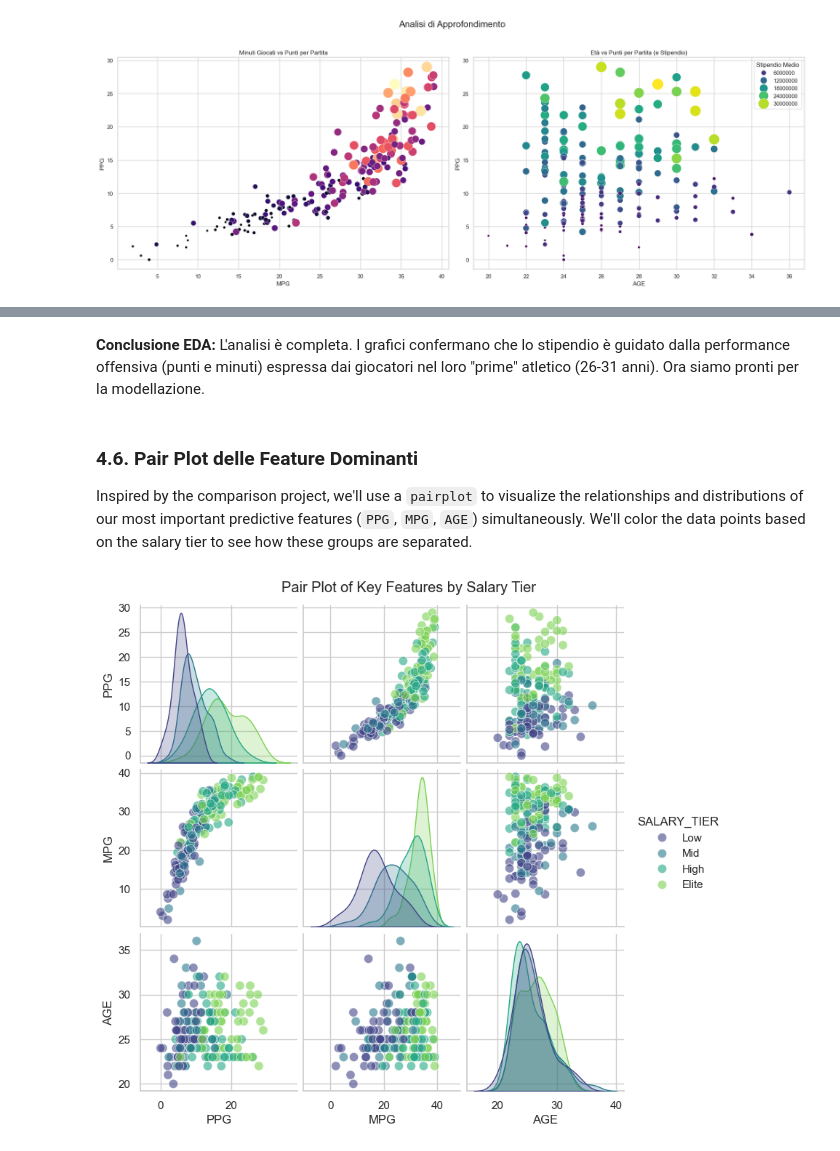
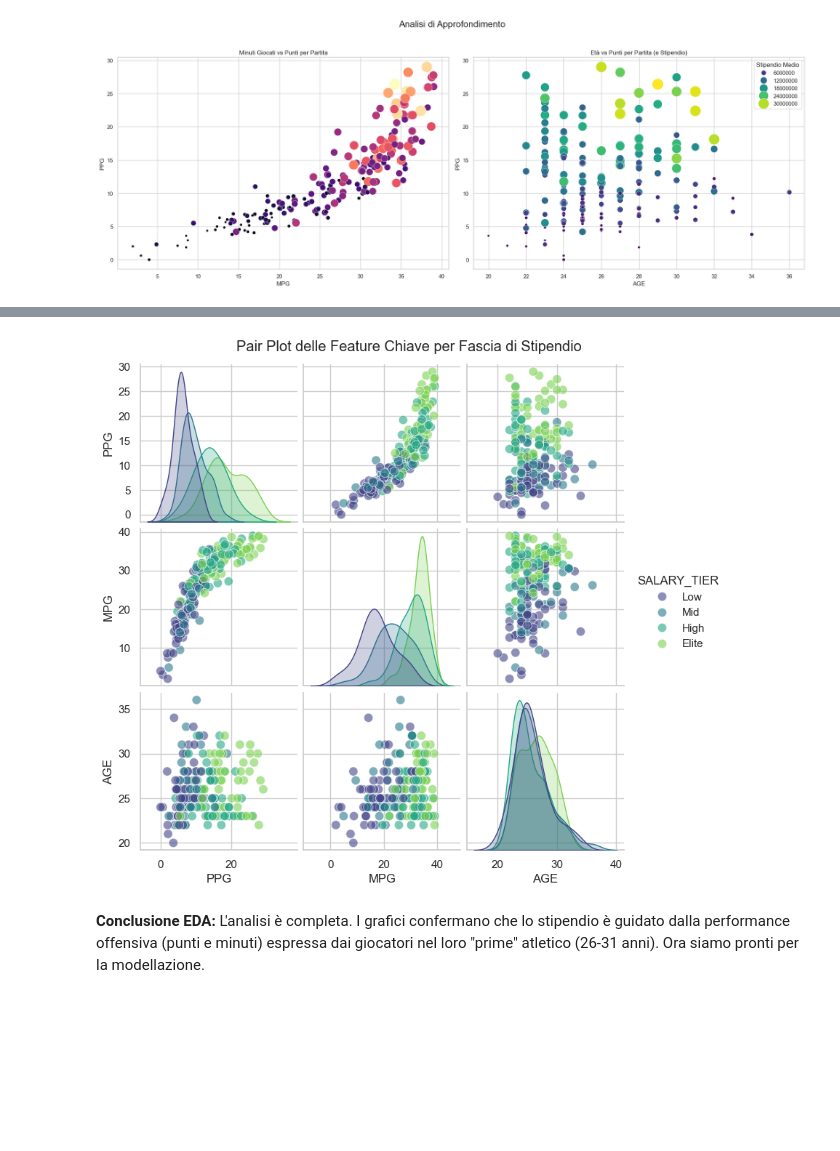
Before and after one commit to alessiobifulco/NBA-Salary-Prediction, a Jupyter notebook: notebook/project.ipynb, the cells around one changed output, grey strips where cells are left out. Cells and saved outputs as stored; diff of their text form; code cells hidden in the pictures; blank space fills up the shorter version.

```diff
--- a/notebook/project.ipynb
+++ b/notebook/project.ipynb
@@ -247,22 +263,26 @@ plt.show()
+# %%
+import seaborn as sns
+import matplotlib.pyplot as plt
+import pandas as pd
+import numpy as np
+
+if 'AVGSALARY_NUM' not in final_df.columns:
+    final_df['AVGSALARY_NUM'] = final_df['AVGSALARY'].replace({r'\$': '', ',': ''}, regex=True).astype(float)
+
+if 'SALARY_TIER' not in final_df.columns:
+    final_df['SALARY_TIER'] = pd.qcut(final_df['AVGSALARY_NUM'], q=4, labels=['Low', 'Mid', 'High', 'Elite'])
+
+sns.pairplot(
+    data=final_df,
+    vars=['PPG', 'MPG', 'AGE'],
+    hue='SALARY_TIER',
+    palette='viridis',
+    plot_kws={'alpha': 0.6, 's': 80},
+    diag_kind='kde'
+)
+plt.suptitle('Pair Plot delle Feature Chiave per Fascia di Stipendio', y=1.02)
+plt.show()
+# %% [output]
+[figure, added]
 # %% [markdown]
 **Conclusione EDA:** L'analisi è completa. I grafici confermano che lo stipendio è guidato dalla performance offensiva (punti e minuti) espressa dai giocatori nel loro "prime" atletico (26-31 anni). Ora siamo pronti per la modellazione.
-# %% [markdown]
-### 4.6. Pair Plot delle Feature Dominanti
-
-Inspired by the comparison project, we'll use a `pairplot` to visualize the relationships and distributions of our most important predictive features (`PPG`, `MPG`, `AGE`) simultaneously. We'll color the data points based on the salary tier to see how these groups are separated.
-# %%
-import seaborn as sns
-import matplotlib.pyplot as plt
-
-sns.pairplot(
-    data=final_df,
-    vars=['PPG', 'MPG', 'AGE'],
-    hue='SALARY_TIER',
-    palette='viridis',
-    plot_kws={'alpha': 0.6, 's': 80},
-    diag_kind='kde'
-)
-plt.suptitle('Pair Plot of Key Features by Salary Tier', y=1.02)
-plt.show()
-# %% [output]
-[figure, removed]
```
Also changed, not shown: parts of 58 cells of this notebook.
